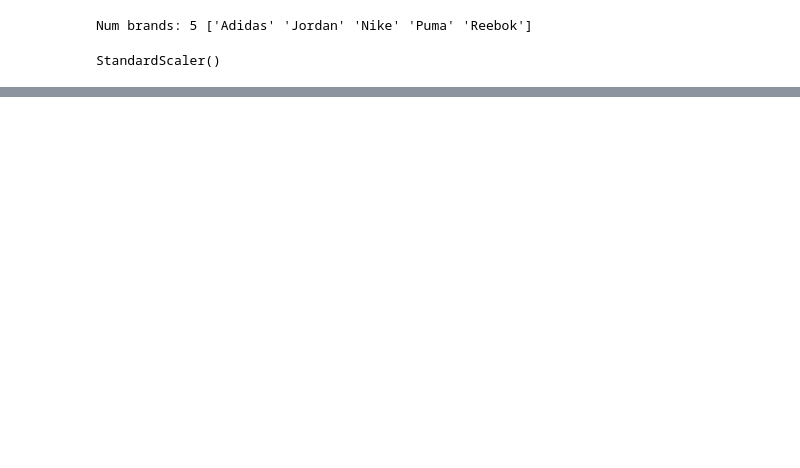
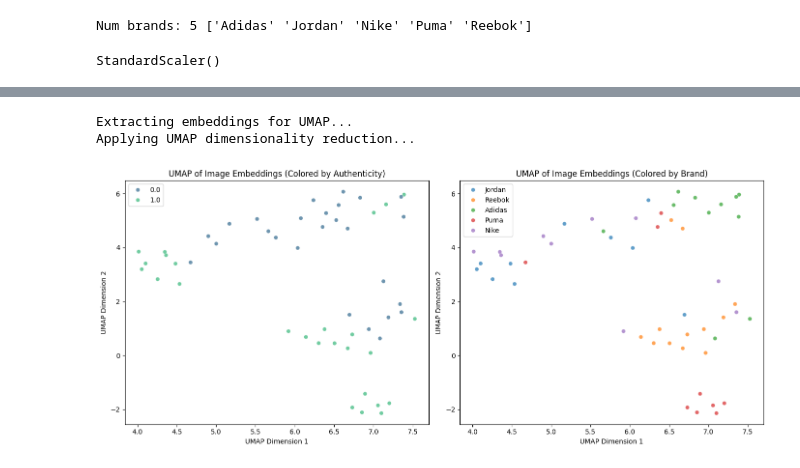
Before and after one commit to PraveenRajendranSundar/Counterfeit-Product-Image-Detection, a Jupyter notebook: Model_evaluation_train_test.ipynb, the cells around one changed output, grey strips where cells are left out. Cells and saved outputs as stored; diff of their text form; code cells hidden in the pictures; blank space fills up the shorter version.

```diff
--- a/Model_evaluation_train_test.ipynb
+++ b/Model_evaluation_train_test.ipynb
@@ -751,0 +792,73 @@ Full results saved to: /content/drive/MyDrive/Masters/UIUC_FA2025/CS441/project/
+# %%
+import umap
+import matplotlib.pyplot as plt
+import seaborn as sns
+
+# Function to get embeddings from the model
+def get_embeddings(model, dataloader):
+    model.eval()
+    all_embeddings = []
+    all_labels = []
+    all_brands = []
+    with torch.no_grad():
+        for batch in dataloader:
+            imgs = batch['image'].to(DEVICE)
+            brands = batch['brand'].to(DEVICE)
+            prices = batch['price'].to(DEVICE)
+            labels = batch.get('label', None)
+
+            # Model returns auth_logits, brand_logits, img_emb, contrast_vec
+            _, _, img_emb, _ = model(imgs, brands, prices)
+            all_embeddings.append(img_emb.cpu().numpy())
+            if labels is not None:
+                all_labels.append(labels.cpu().numpy())
+            all_brands.append(brands.cpu().numpy())
+    return np.concatenate(all_embeddings), np.concatenate(all_labels) if all_labels else None, np.concatenate(all_brands)
+
+# Get embeddings, labels, and brands for the validation set
+print("Extracting embeddings for UMAP...")
+val_embeddings, val_labels, val_brand_indices = get_embeddings(model, val_loader)
+val_brand_names = brand_encoder.inverse_transform(val_brand_indices)
+
+# Apply UMAP
+print("Applying UMAP dimensionality reduction...")
+reducer = umap.UMAP(n_components=2, random_state=42)
+embedding_2d = reducer.fit_transform(val_embeddings)
+
+# Plotting
+plt.figure(figsize=(14, 6))
+
+# Plot 1: Colored by Authenticity
+plt.subplot(1, 2, 1)
+sns.scatterplot(
+    x=embedding_2d[:, 0],
+    y=embedding_2d[:, 1],
+    hue=val_labels,
+    palette='viridis',
+    legend='full',
+    alpha=0.7
+)
+plt.title('UMAP of Image Embeddings (Colored by Authenticity)')
+plt.xlabel('UMAP Dimension 1')
+plt.ylabel('UMAP Dimension 2')
+
+# Plot 2: Colored by Brand
+plt.subplot(1, 2, 2)
+sns.scatterplot(
+    x=embedding_2d[:, 0],
+    y=embedding_2d[:, 1],
+    hue=val_brand_names,
+    palette='tab10',
+    legend='full',
+    alpha=0.7
+)
+plt.title('UMAP of Image Embeddings (Colored by Brand)')
+plt.xlabel('UMAP Dimension 1')
+plt.ylabel('UMAP Dimension 2')
+
+plt.tight_layout()
+plt.show()
+# %% [output]
+Extracting embeddings for UMAP...
+Applying UMAP dimensionality reduction...
+[figure, added]
```
Also changed, not shown: parts of 15 cells of this notebook, 2 other files.
